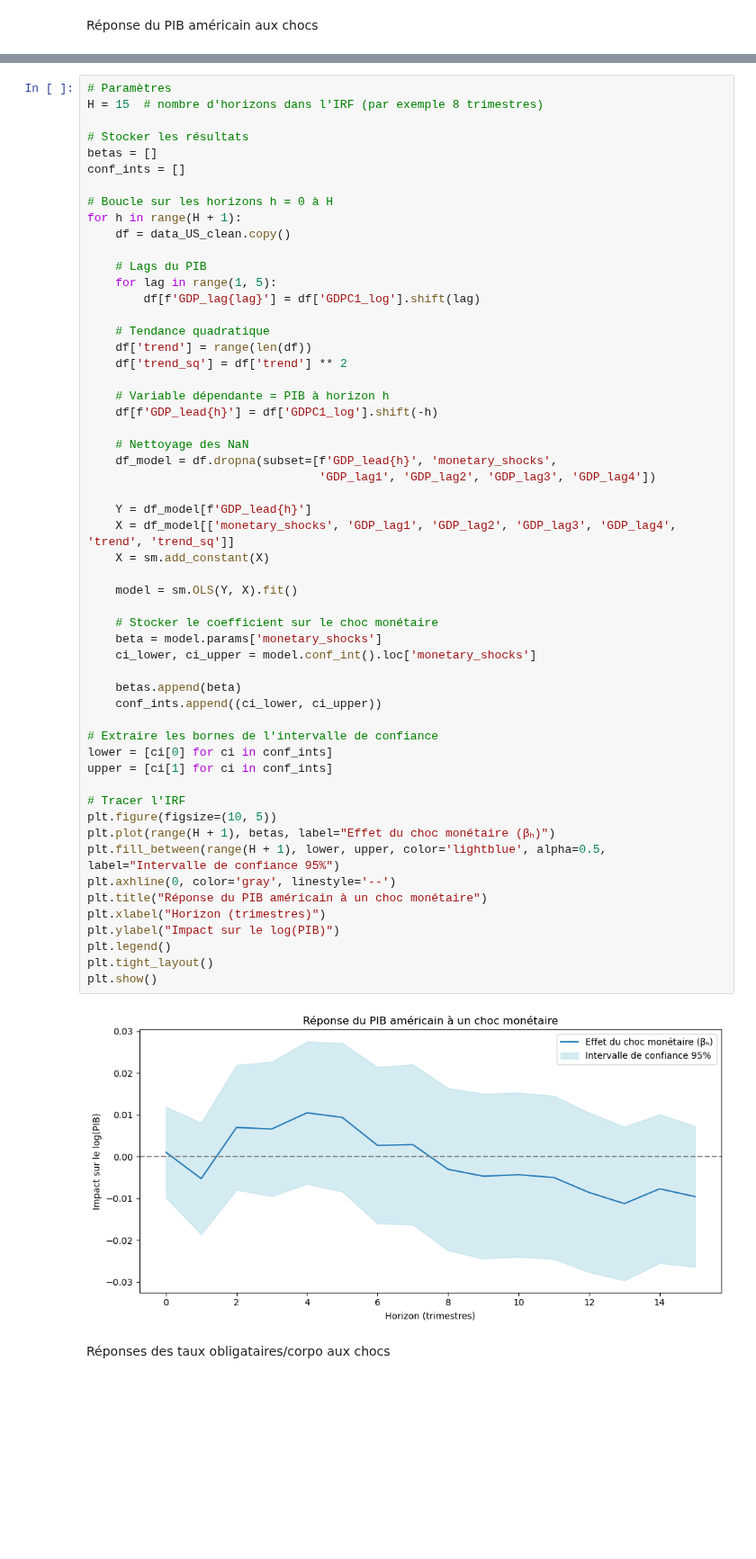
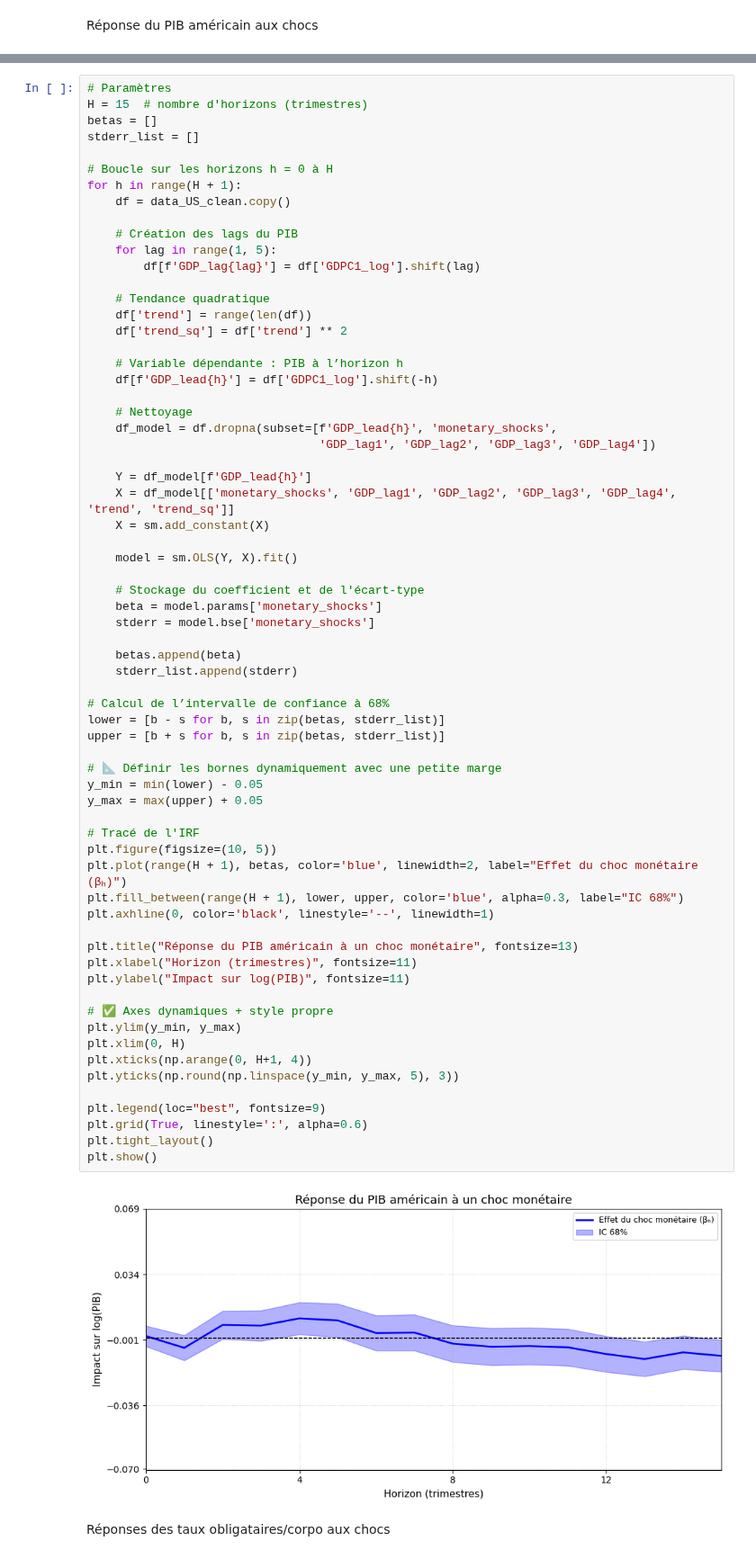
Before and after one commit to enriquealarcon01/Stat-App, a Jupyter notebook: modèle/modèle US.ipynb, the cells around one changed output, grey strips where cells are left out. Shown at 90% size. Drawn from its saved outputs; the diff is of its cells as text; blank space fills up the shorter version.

Commit message:
Ajout des graphes IRF

```diff
--- a/modèle/modèle US.ipynb
+++ b/modèle/modèle US.ipynb
@@ -546,61 +553,72 @@ Notes:
 strong multicollinearity or other numerical problems.
 # %%
 # Paramètres
-H = 15  # nombre d'horizons dans l'IRF (par exemple 8 trimestres)
-
-# Stocker les résultats
+H = 15  # nombre d'horizons (trimestres)
 betas = []
-conf_ints = []
+stderr_list = []
 
 # Boucle sur les horizons h = 0 à H
 for h in range(H + 1):
     df = data_US_clean.copy()
 
-    # Lags du PIB
+    # Création des lags du PIB
     for lag in range(1, 5):
         df[f'GDP_lag{lag}'] = df['GDPC1_log'].shift(lag)
 
     # Tendance quadratique
     df['trend'] = range(len(df))
     df['trend_sq'] = df['trend'] ** 2
 
-    # Variable dépendante = PIB à horizon h
+    # Variable dépendante : PIB à l’horizon h
     df[f'GDP_lead{h}'] = df['GDPC1_log'].shift(-h)
 
-    # Nettoyage des NaN
+    # Nettoyage
     df_model = df.dropna(subset=[f'GDP_lead{h}', 'monetary_shocks',
                                  'GDP_lag1', 'GDP_lag2', 'GDP_lag3', 'GDP_lag4'])
 
     Y = df_model[f'GDP_lead{h}']
     X = df_model[['monetary_shocks', 'GDP_lag1', 'GDP_lag2', 'GDP_lag3', 'GDP_lag4', 'trend', 'trend_sq']]
     X = sm.add_constant(X)
 
     model = sm.OLS(Y, X).fit()
 
-    # Stocker le coefficient sur le choc monétaire
+    # Stockage du coefficient et de l'écart-type
     beta = model.params['monetary_shocks']
-    ci_lower, ci_upper = model.conf_int().loc['monetary_shocks']
+    stderr = model.bse['monetary_shocks']
 
     betas.append(beta)
-    conf_ints.append((ci_lower, ci_upper))
+    stderr_list.append(stderr)
 
-# Extraire les bornes de l'intervalle de confiance
-lower = [ci[0] for ci in conf_ints]
-upper = [ci[1] for ci in conf_ints]
+# Calcul de l’intervalle de confiance à 68%
+lower = [b - s for b, s in zip(betas, stderr_list)]
+upper = [b + s for b, s in zip(betas, stderr_list)]
 
-# Tracer l'IRF
+# 📐 Définir les bornes dynamiquement avec une petite marge
+y_min = min(lower) - 0.05
+y_max = max(upper) + 0.05
+
+# Tracé de l'IRF
 plt.figure(figsize=(10, 5))
-plt.plot(range(H + 1), betas, label="Effet du choc monétaire (βₕ)")
-plt.fill_between(range(H + 1), lower, upper, color='lightblue', alpha=0.5, label="Intervalle de confiance 95%")
-plt.axhline(0, color='gray', linestyle='--')
-plt.title("Réponse du PIB américain à un choc monétaire")
-plt.xlabel("Horizon (trimestres)")
-plt.ylabel("Impact sur le log(PIB)")
-plt.legend()
+plt.plot(range(H + 1), betas, color='blue', linewidth=2, label="Effet du choc monétaire (βₕ)")
+plt.fill_between(range(H + 1), lower, upper, color='blue', alpha=0.3, label="IC 68%")
+plt.axhline(0, color='black', linestyle='--', linewidth=1)
+
+plt.title("Réponse du PIB américain à un choc monétaire", fontsize=13)
+plt.xlabel("Horizon (trimestres)", fontsize=11)
+plt.ylabel("Impact sur log(PIB)", fontsize=11)
+
+# ✅ Axes dynamiques + style propre
+plt.ylim(y_min, y_max)
+plt.xlim(0, H)
+plt.xticks(np.arange(0, H+1, 4))
+plt.yticks(np.round(np.linspace(y_min, y_max, 5), 3))
+
+plt.legend(loc="best", fontsize=9)
+plt.grid(True, linestyle=':', alpha=0.6)
 plt.tight_layout()
 plt.show()
 # %% [output]
-[figure, old version]
+[figure, new version]
 # %% [markdown]
 Réponses des taux obligataires/corpo aux chocs
 # %%
```
Also changed, not shown: parts of 13 cells of this notebook, 2 other files.
